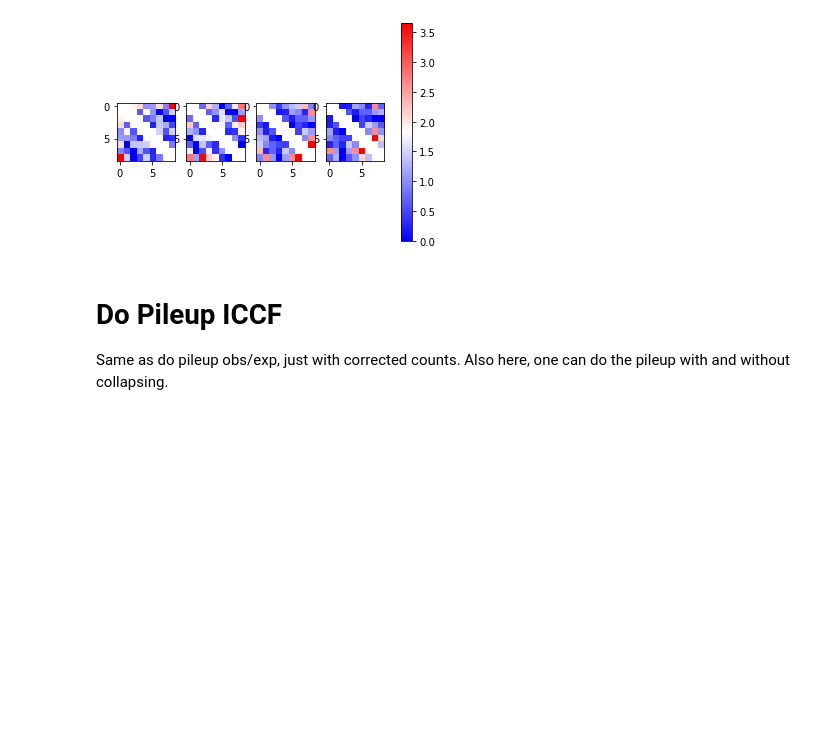
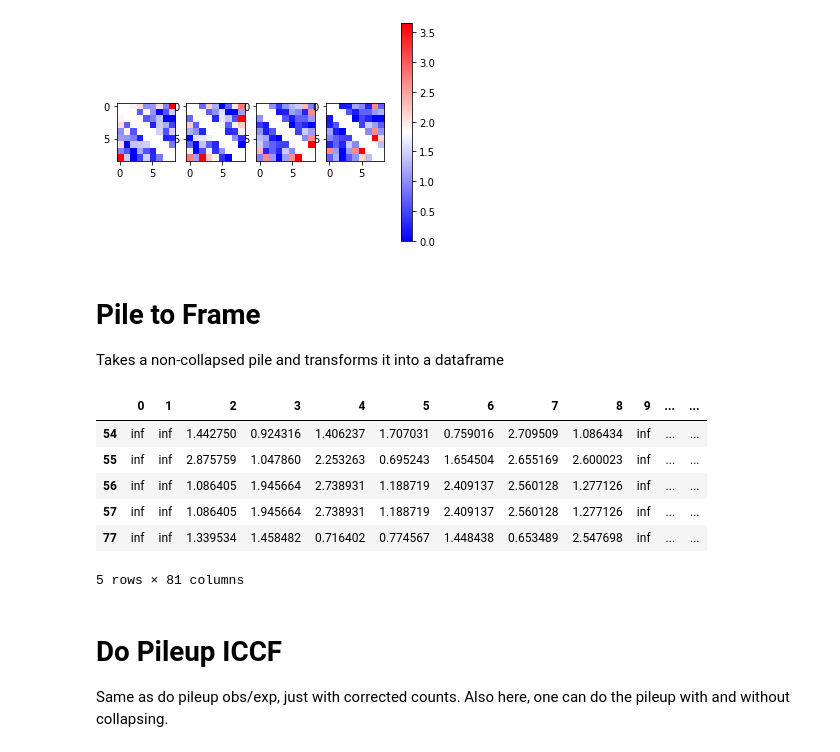
Before and after one commit to gerlichlab/ngs, a Jupyter notebook: examples/Function_examples.ipynb, the cells around one changed output. Saved outputs shown, nothing was run; the diff lists cells and outputs as text; code cells hidden in the pictures; blank space fills up the shorter version.

```diff
--- a/examples/Function_examples.ipynb
+++ b/examples/Function_examples.ipynb
@@ -186,6 +186,21 @@ f.colorbar(im, ax=ax)
 plt.show()
 # %% [output]
 [figure]
+# %% [markdown]
+# Pile to Frame
+Takes a non-collapsed pile and transforms it into a dataframe
+# %%
+frame = HT.pileToFrame(pile)
+# %%
+frame.dropna().head()
+# %% [output]
+|  | 0 | 1 | 2 | 3 | 4 | 5 | 6 | 7 | 8 | 9 | ... | ... |
+| 54 | inf | inf | 1.442750 | 0.924316 | 1.406237 | 1.707031 | 0.759016 | 2.709509 | 1.086434 | inf | ... | ... |
+| 55 | inf | inf | 2.875759 | 1.047860 | 2.253263 | 0.695243 | 1.654504 | 2.655169 | 2.600023 | inf | ... | ... |
+| 56 | inf | inf | 1.086405 | 1.945664 | 2.738931 | 1.188719 | 2.409137 | 2.560128 | 1.277126 | inf | ... | ... |
+| 57 | inf | inf | 1.086405 | 1.945664 | 2.738931 | 1.188719 | 2.409137 | 2.560128 | 1.277126 | inf | ... | ... |
+| 77 | inf | inf | 1.339534 | 1.458482 | 0.716402 | 0.774567 | 1.448438 | 0.653489 | 2.547698 | inf | ... | ... |
+5 rows × 81 columns
 # %% [markdown]
 # Do Pileup ICCF
 Same as do pileup obs/exp, just with corrected counts. Also here, one can do the pileup with and without collapsing.
```
Also changed, not shown: parts of 3 cells of this notebook.
